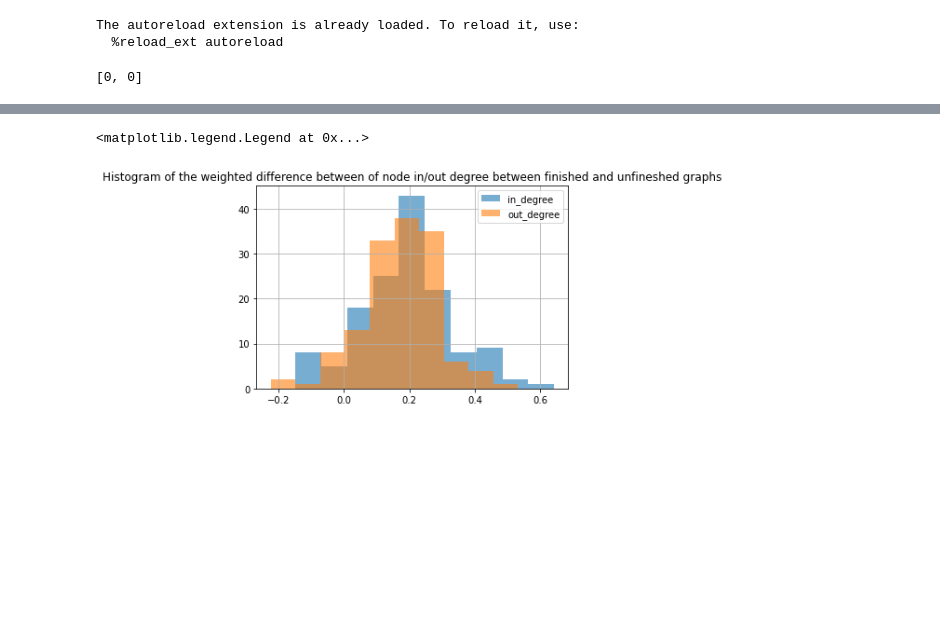
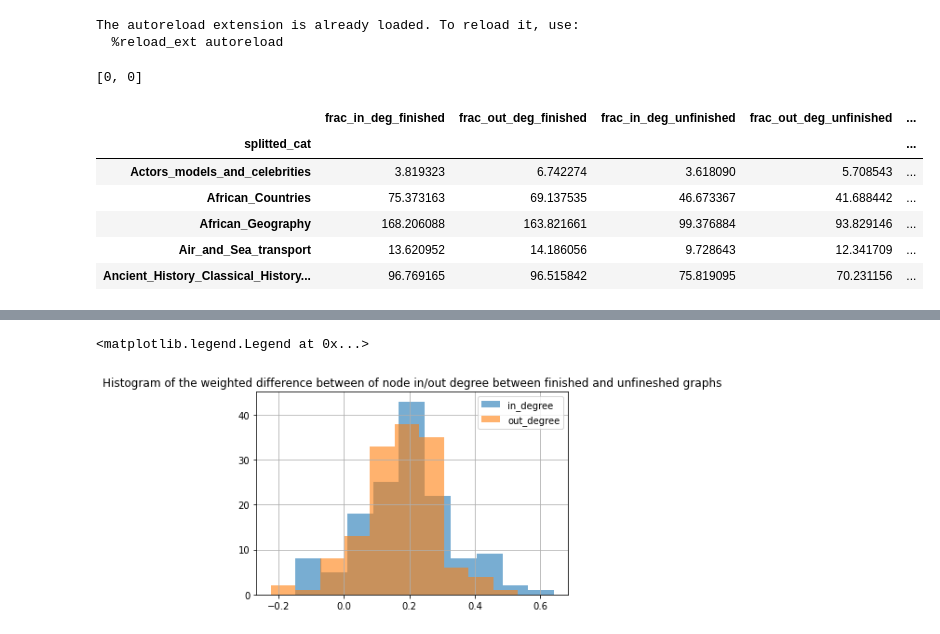
Before and after one commit to epfl-ada/ada-2022-project-7yobananaboy7, a Jupyter notebook: Cluster pages .ipynb, the cells around one changed output, grey strips where cells are left out. Saved outputs shown, nothing was run; the diff lists cells and outputs as text; code cells hidden in the pictures; blank space fills up the shorter version.

```diff
--- a/Cluster pages .ipynb
+++ b/Cluster pages .ipynb
@@ -72,3 +72,13 @@ categories_all['weighted_diff_in'] = categories_all.apply(lambda x:
             (x.frac_in_deg_finished - x.frac_in_deg_unfinished) /(x.frac_in_deg_finished + x.frac_in_deg_unfinished), axis = 1)
 categories_all['weighted_diff_out'] = categories_all.apply(lambda x:
             (x.frac_out_deg_finished - x.frac_out_deg_unfinished) /(x.frac_out_deg_finished + x.frac_out_deg_unfinished), axis = 1)
+# %%
+categories_all.head(5)
+# %% [output]
+|  | frac_in_deg_finished | frac_out_deg_finished | frac_in_deg_unfinished | frac_out_deg_unfinished | ... |
+| splitted_cat |  |  |  |  | ... |
+| Actors_models_and_celebrities | 3.819323 | 6.742274 | 3.618090 | 5.708543 | ... |
+| African_Countries | 75.373163 | 69.137535 | 46.673367 | 41.688442 | ... |
+| African_Geography | 168.206088 | 163.821661 | 99.376884 | 93.829146 | ... |
+| Air_and_Sea_transport | 13.620952 | 14.186056 | 9.728643 | 12.341709 | ... |
+| Ancient_History_Classical_History... | 96.769165 | 96.515842 | 75.819095 | 70.231156 | ... |
```
Also changed, not shown: parts of 4 cells of this notebook.
